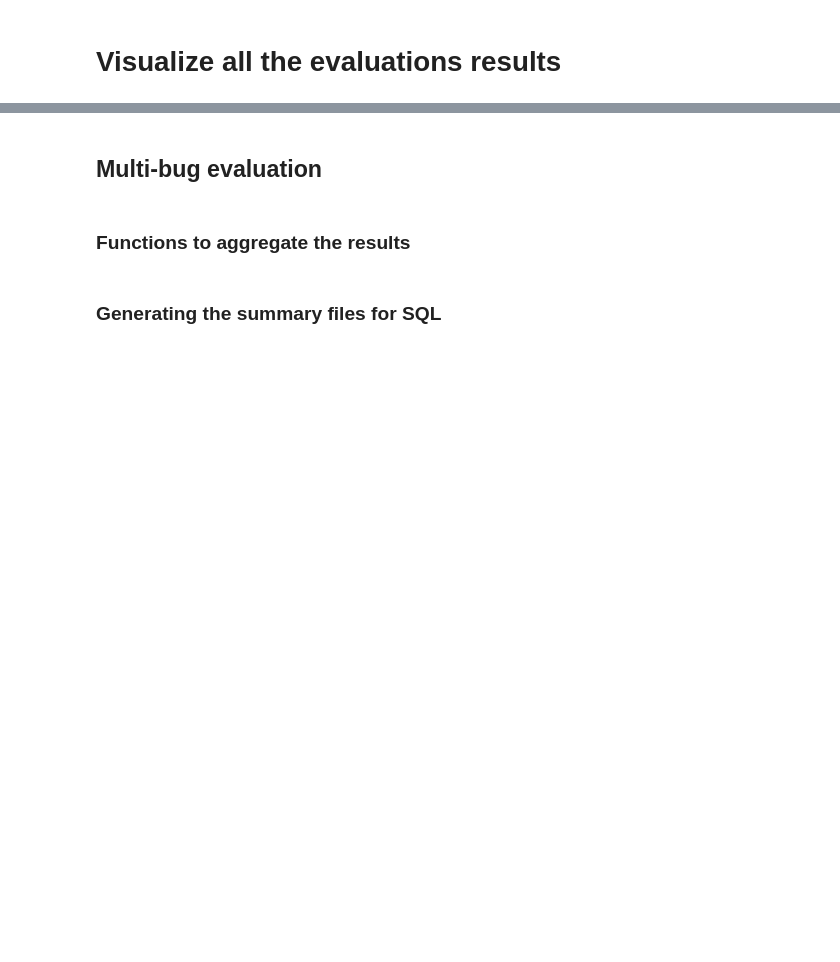
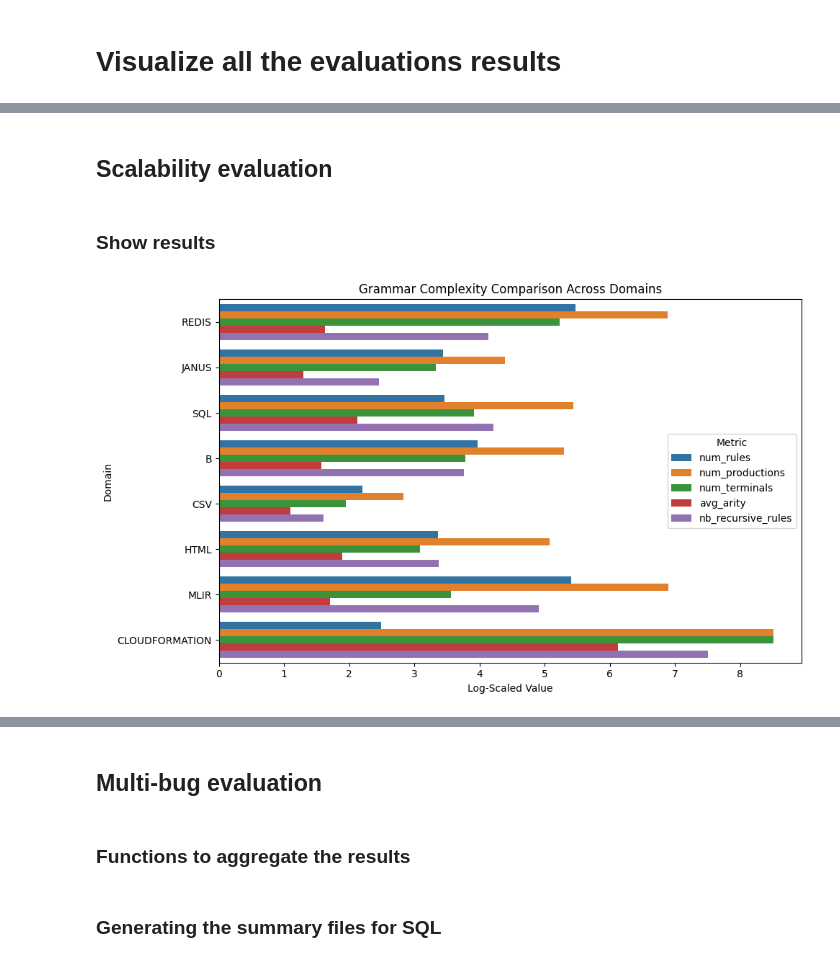
Before and after one commit to niMgnoeSeeL/ExplainFuzz, a Jupyter notebook: visualize_results_all_evaluations.ipynb, the cells around one changed output, grey strips where cells are left out. Drawn from its saved outputs; the diff is of its cells as text; code cells hidden in the pictures; blank space fills up the shorter version.

Commit message:
clean evaluations files

```diff
--- a/visualize_eval_results.ipynb
+++ b/visualize_results_all_evaluations.ipynb
@@ -2,0 +260,12 @@
+# %%
+domains = ["SQL", "JANUS", "REDIS", "B", "CSV", "HTML", "JSON"]
+df_filtered = comparison_perplexity_domains_with_HMM_only_realistic_data(domains,
+        file_path_results_PC,
+        file_path_results_PCFC,
+        file_path_results_LLM,
+        file_path_results_HMM,
+        file_path_results_Seeds
+    )
+
+latex = df_filtered_to_latex_table(df_filtered,caption= "Perplexity per Domain", label="tab:perplexity_domain_comparison")
+print(latex)
@@ -2,0 +291,2 @@
+# %% [markdown]
+## Scalability evaluation
@@ -2,0 +497,17 @@
+# %% [markdown]
+### Show results
+# %%
+file_path_results_PC = "data/results_october/PC/eval_PC_model.json"
+file_path_results_PCFC = "data/results_october/PCFG/eval_PCFG.json"
+file_path_results_LLM = "data/results_october/LLM/eval_llm.json"
+file_path_results_Seeds = "data/results_october/SEEDS/eval_seeds.json"
+file_path_results_HMM = "data/results_october/PC-HMM/eval_PC_HMM.json"
+file_path_results_grammars = "data/results/grammars/results_grammars.json"
+# %%
+domains = ["REDIS", "JANUS", "SQL", "B", "CSV", "HTML", "MLIR", "CLOUDFORMATION"]
+compare_grammar_complexity(
+    domains,
+   file_path_results_grammars,
+)
+# %% [output]
+[figure, added]
```
Also changed, not shown: parts of 27 cells of this notebook, 16 other files.
